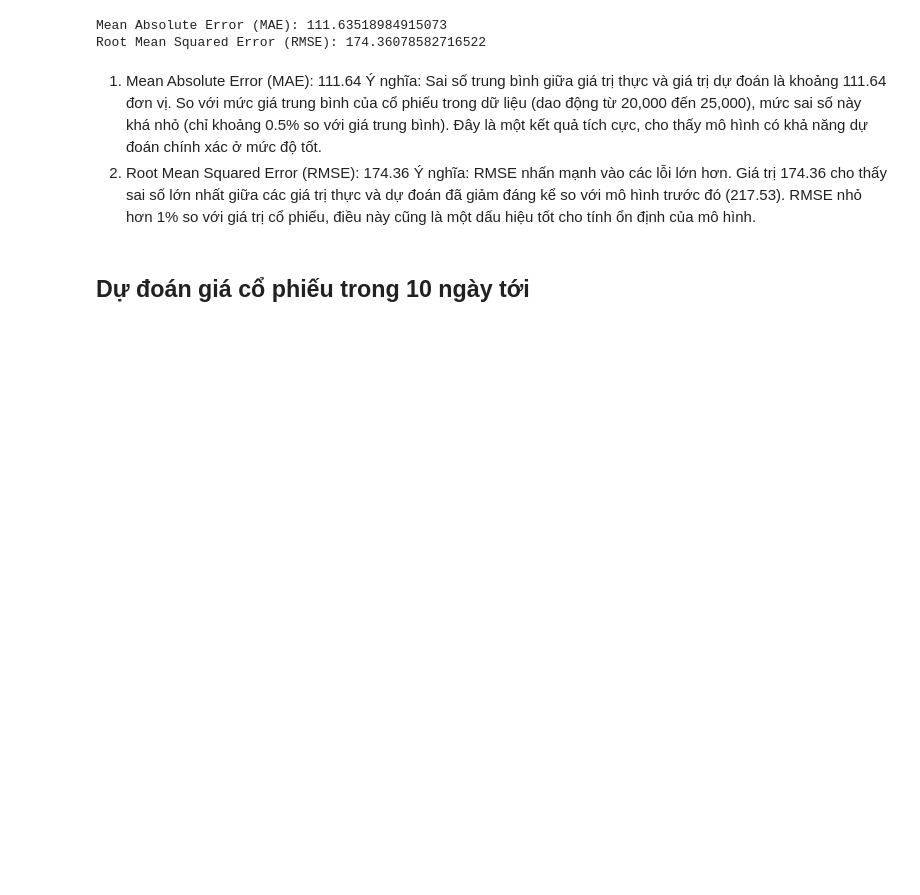
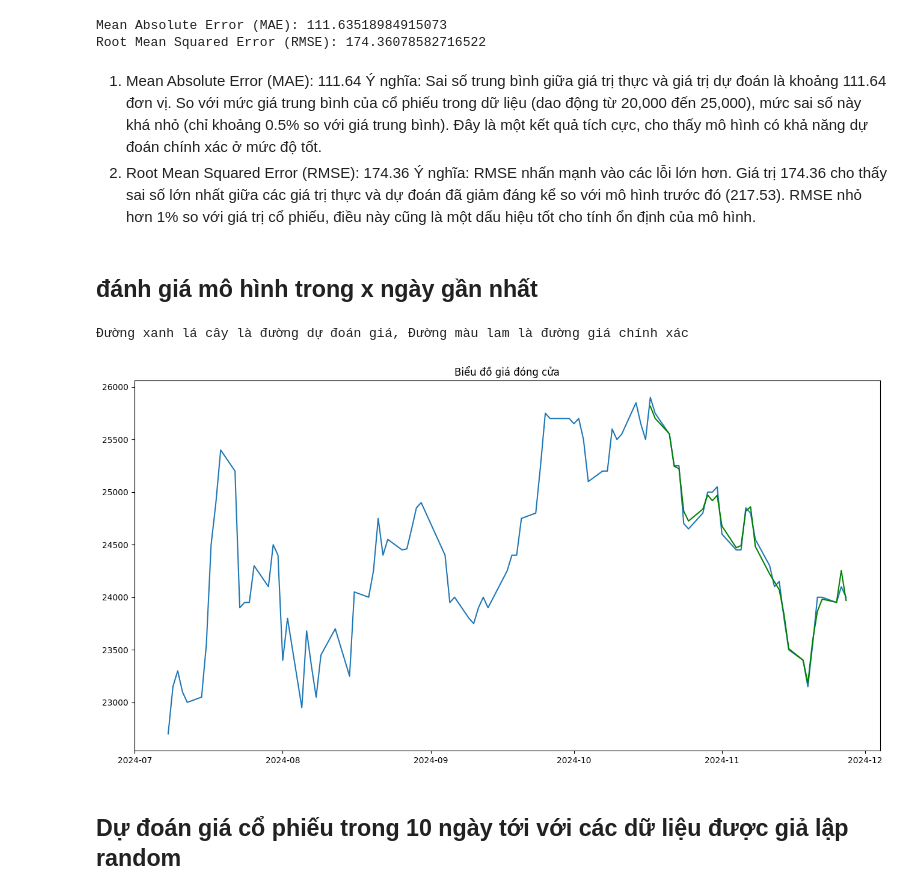
Before and after one commit to DatPham1001/stock-price-prediction, a Jupyter notebook: stock-prediction.ipynb, the cells around one changed output. Saved outputs shown, nothing was run; the diff lists cells and outputs as text; code cells hidden in the pictures; blank space fills up the shorter version.

```diff
--- a/stock-prediction.ipynb
+++ b/stock-prediction.ipynb
@@ -125,8 +124,28 @@ So với mức giá trung bình của cổ phiếu trong dữ liệu (dao độn
 Ý nghĩa:
 RMSE nhấn mạnh vào các lỗi lớn hơn. Giá trị 174.36 cho thấy sai số lớn nhất giữa các giá trị thực và dự đoán đã giảm đáng kể so với mô hình trước đó (217.53).
 RMSE nhỏ hơn 1% so với giá trị cổ phiếu, điều này cũng là một dấu hiệu tốt cho tính ổn định của mô hình.
+# %% [markdown]
+## đánh giá mô hình trong x ngày gần nhất
+# %%
+#Số ngày gần nhất
+num_days = 30
+
+data_test =  df[["Vol_M","Open","High","Low","MA20","MA50","VolMA20","Change"]].head(num_days)
+predicted = model.predict(data_test)
+print("Đường xanh lá cây là đường dự đoán giá, Đường màu lam là đường giá chính xác")
+
+plt.figure(figsize=(16,8))
+plt.title('Biểu đồ giá đóng cửa')
+# plt.plot(df['Price'])
+df_predict = df.head(100)
+plt.plot(df_predict["Date"], df_predict["Price"], label="Price")
+plt.plot(df_predict["Date"].head(num_days), predicted,color ="green", label="Price")
+plt.show()
+# %% [output]
+Đường xanh lá cây là đường dự đoán giá, Đường màu lam là đường giá chính xác
+[figure, added]
 # %% [markdown]
-## Dự đoán giá cổ phiếu trong 10 ngày tới
+## Dự đoán giá cổ phiếu trong 10 ngày tới với các dữ liệu được giả lập random
 # %%
 
 # Dự đoán giá cho 10 ngày tiếp theo
```
Also changed, not shown: parts of 4 cells of this notebook.
